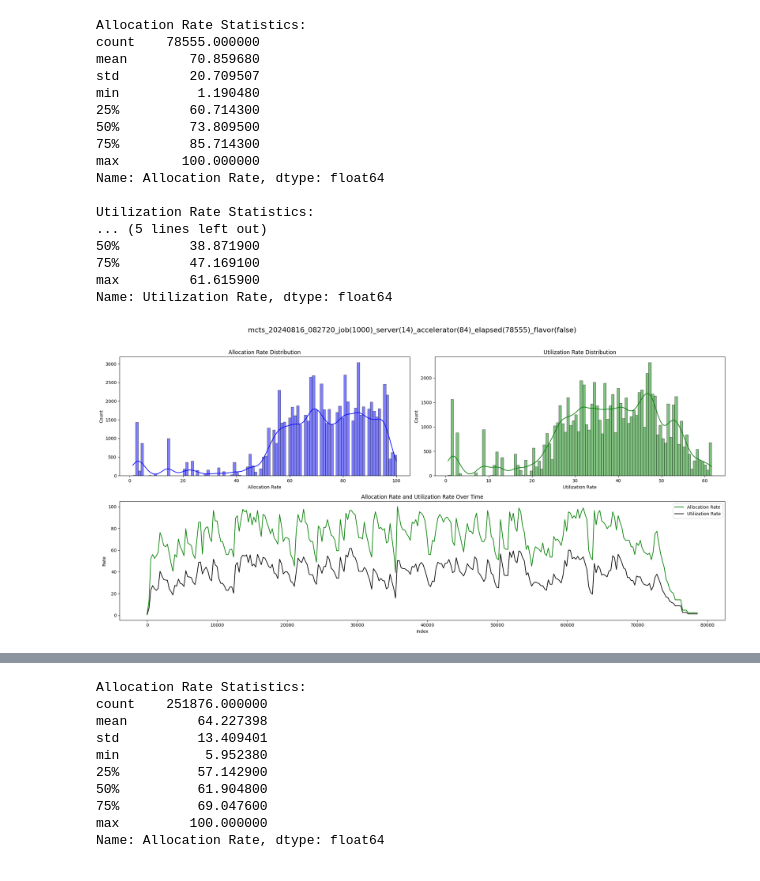
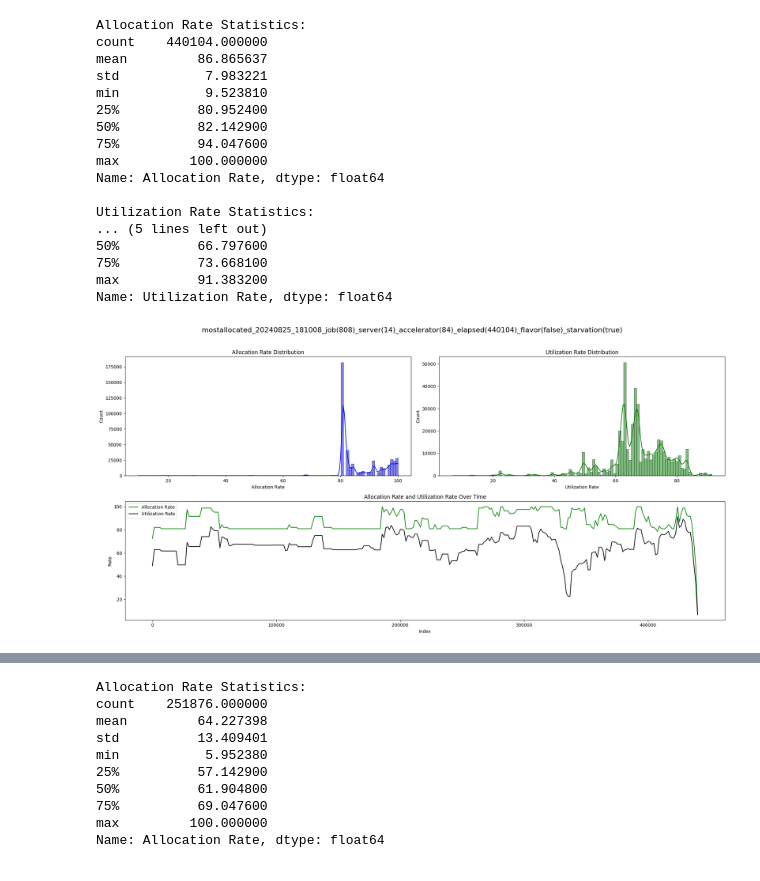
Before and after one commit to mystous/gpu_scheduler, a Jupyter notebook: gen_data/result_analysis.ipynb, the cells around one changed output, grey strips where cells are left out. Saved outputs shown, nothing was run; the diff lists cells and outputs as text; code cells hidden in the pictures.

Commit message:
Starvation Prevention code 1st completed

```diff
--- a/gen_data/result_analysis.ipynb
+++ b/gen_data/result_analysis.ipynb
@@ -96,22 +96,22 @@ Name: Utilization Rate, dtype: float64
 # %%
-plot_and_show_statistics_("mcts_20240816_082720_job(1000)_server(14)_accelerator(84)_elapsed(78555)_flavor(false).result", 100)
+plot_and_show_statistics_("mostallocated_20240825_181008_job(808)_server(14)_accelerator(84)_elapsed(440104)_flavor(false)_starvation(true).result", 100)
 # %% [output]
 Allocation Rate Statistics:
-count    78555.000000
-mean        70.859680
-std         20.709507
-min          1.190480
-25%         60.714300
-50%         73.809500
-75%         85.714300
-max        100.000000
+count    440104.000000
+mean         86.865637
+std           7.983221
+min           9.523810
+25%          80.952400
+50%          82.142900
+75%          94.047600
+max         100.000000
 Name: Allocation Rate, dtype: float64
 
 Utilization Rate Statistics:
 ... (5 lines left out)
-50%         38.871900
-75%         47.169100
-max         61.615900
+50%          66.797600
+75%          73.668100
+max          91.383200
 Name: Utilization Rate, dtype: float64
-[figure, old version]
+[figure, new version]
 # %%
```
Also changed, not shown: parts of 2 cells of this notebook, 7 other files.
